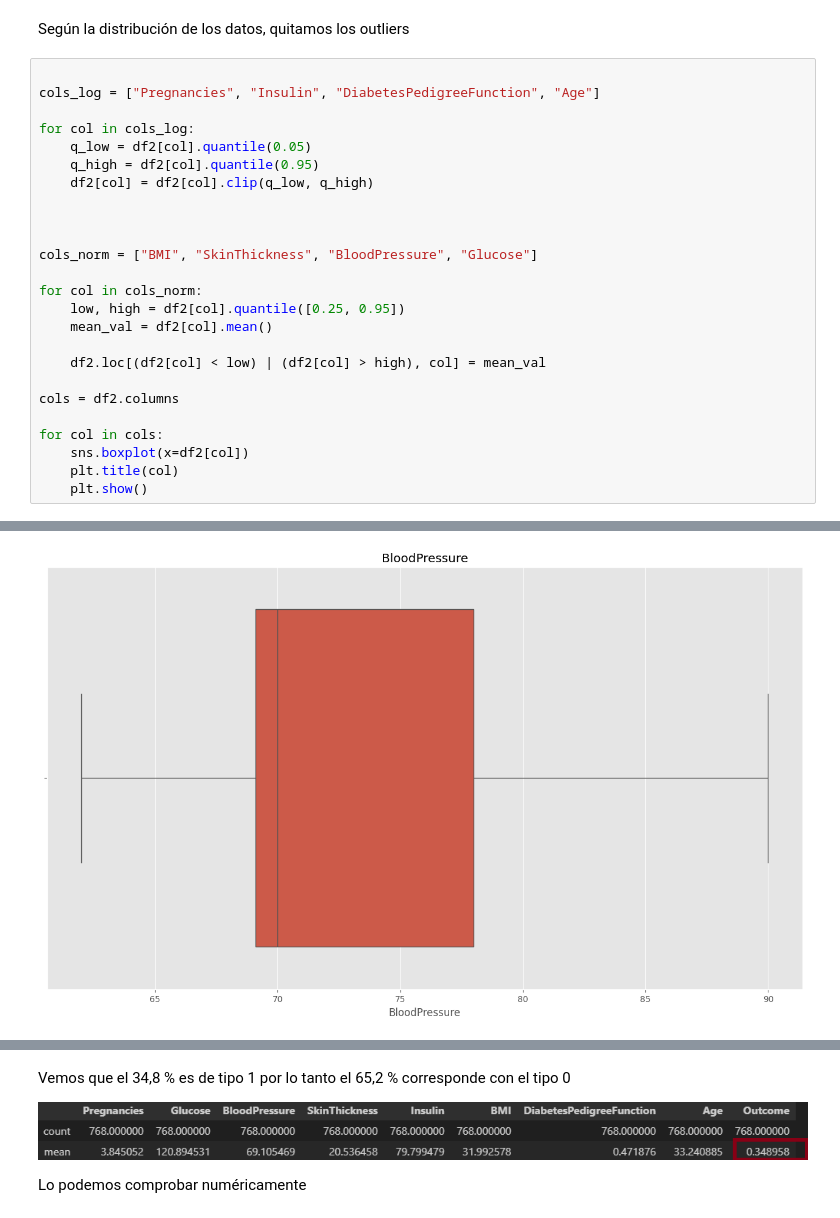
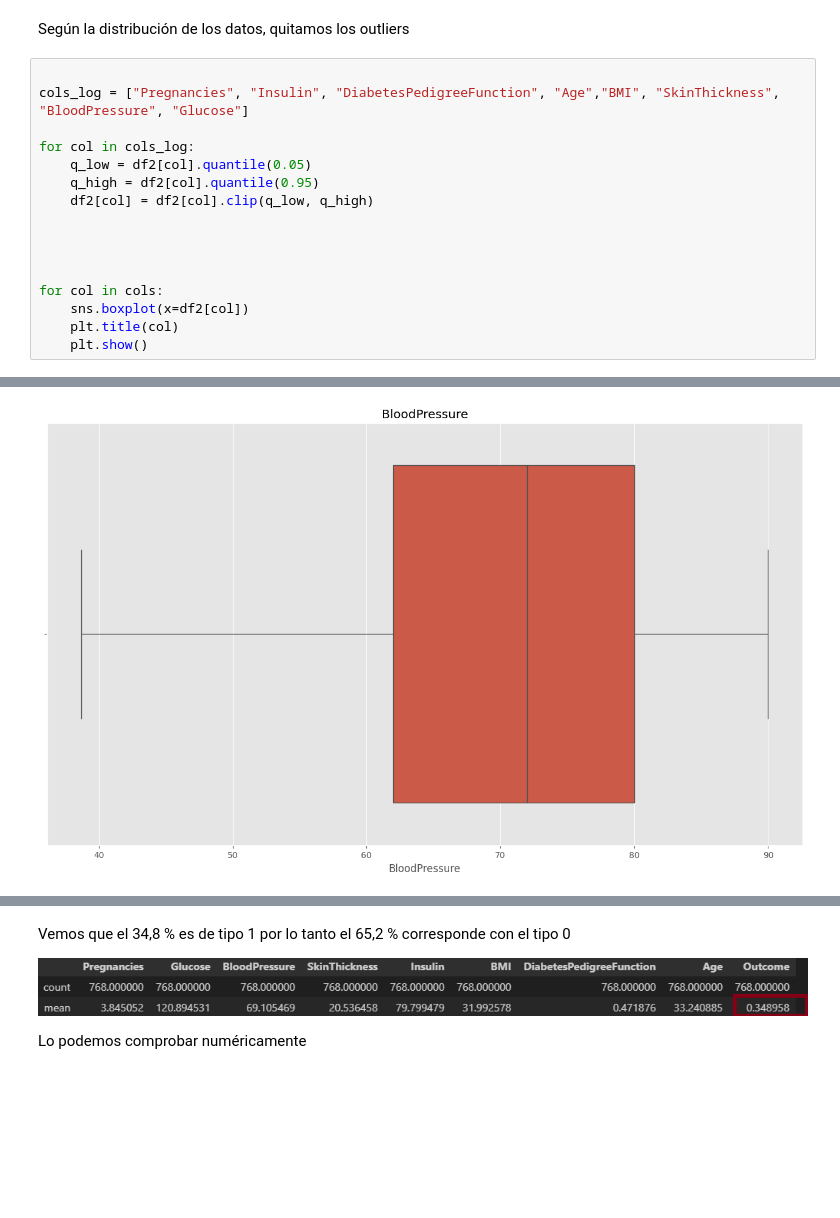
Before and after one commit to Ciclo-Especializacion-IA-y-BigData/actividad-clasificaci-n-knn-angelbarrientossimo, a Jupyter notebook: 2.1.Supervised-KNN-Classification.ipynb, the cells around one changed output, grey strips where cells are left out. Cells and saved outputs as stored; diff of their text form; blank space fills up the shorter version.

```diff
--- a/2.1.Supervised-KNN-Classification.ipynb
+++ b/2.1.Supervised-KNN-Classification.ipynb
@@ -507,7 +507,7 @@ for col in cols:
 Según la distribución de los datos, quitamos los outliers
 # %%
 
-cols_log = ["Pregnancies", "Insulin", "DiabetesPedigreeFunction", "Age"]
+cols_log = ["Pregnancies", "Insulin", "DiabetesPedigreeFunction", "Age","BMI", "SkinThickness", "BloodPressure", "Glucose"]
 
 for col in cols_log:
     q_low = df2[col].quantile(0.05)
@@ -516,15 +516,6 @@ for col in cols_log:
 
 
 
-cols_norm = ["BMI", "SkinThickness", "BloodPressure", "Glucose"]
-
-for col in cols_norm:
-    low, high = df2[col].quantile([0.25, 0.95])
-    mean_val = df2[col].mean()
-
-    df2.loc[(df2[col] < low) | (df2[col] > high), col] = mean_val
-
-cols = df2.columns
 
 for col in cols:
     sns.boxplot(x=df2[col])
@@ -536 +527 @@ for col in cols:
-[figure, old version]
+[figure, new version]
```
Also changed, not shown: parts of 12 cells of this notebook.
